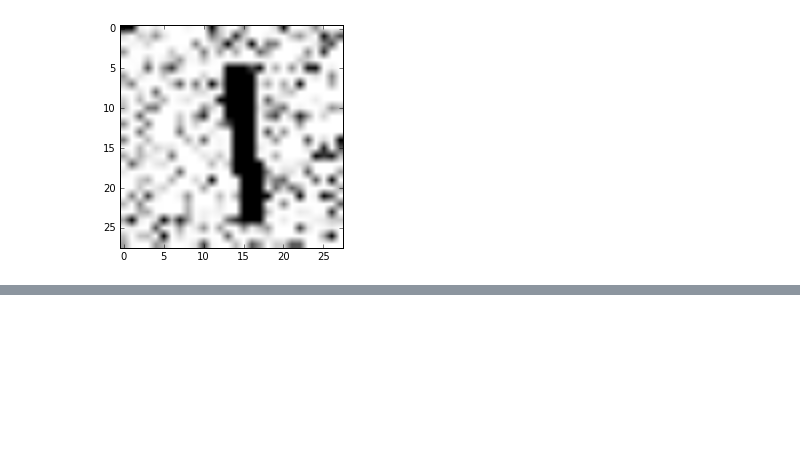
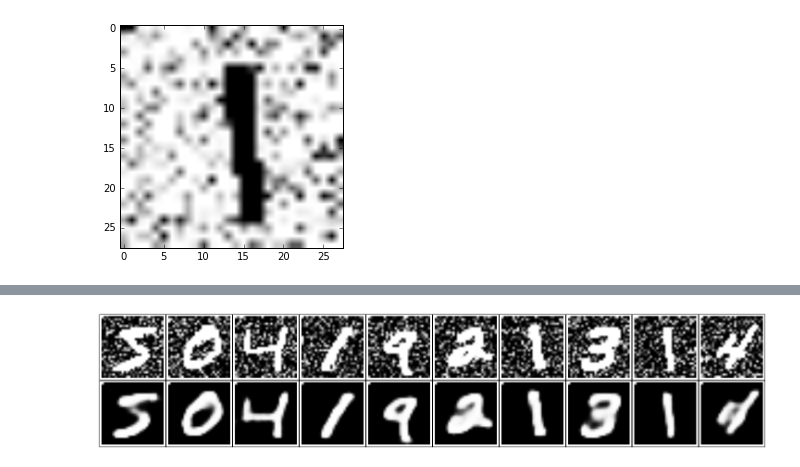
Before and after one commit to abhishirk/MNIST-CAE, a Jupyter notebook: Untitled.ipynb, the cells around one changed output, grey strips where cells are left out. Saved outputs shown, nothing was run; the diff lists cells and outputs as text; code cells hidden in the pictures; blank space fills up the shorter version.

```diff
--- a/Untitled.ipynb
+++ b/Untitled.ipynb
@@ -143,15 +154,17 @@ Epoch: 9.. loss : 0.09986756178239982
 # %%
 fig, axes = plt.subplots(nrows=2, ncols=10, sharex=True, sharey=True, figsize=(20,4))
-in_imgs = x_noise[:10]
+in_imgs = np.asarray(x_noise[:10])
 # noisy_imgs = in_imgs + noise_factor * np.random.randn(*in_imgs.shape)
 # noisy_imgs = np.clip(noisy_imgs, 0., 1.)
 
 reconstructed = sess.run(decoded, feed_dict={inputs_: in_imgs.reshape((10, 28, 28, 1))})
 
 for images, row in zip([in_imgs, reconstructed], axes):
     for img, ax in zip(images, row):
         ax.imshow(img.reshape((28, 28)), cmap='Greys_r')
         ax.get_xaxis().set_visible(False)
         ax.get_yaxis().set_visible(False)
 
 fig.tight_layout(pad=0.1)
+# %% [output]
+[figure, added]
```
Also changed, not shown: parts of 1 cell of this notebook.
